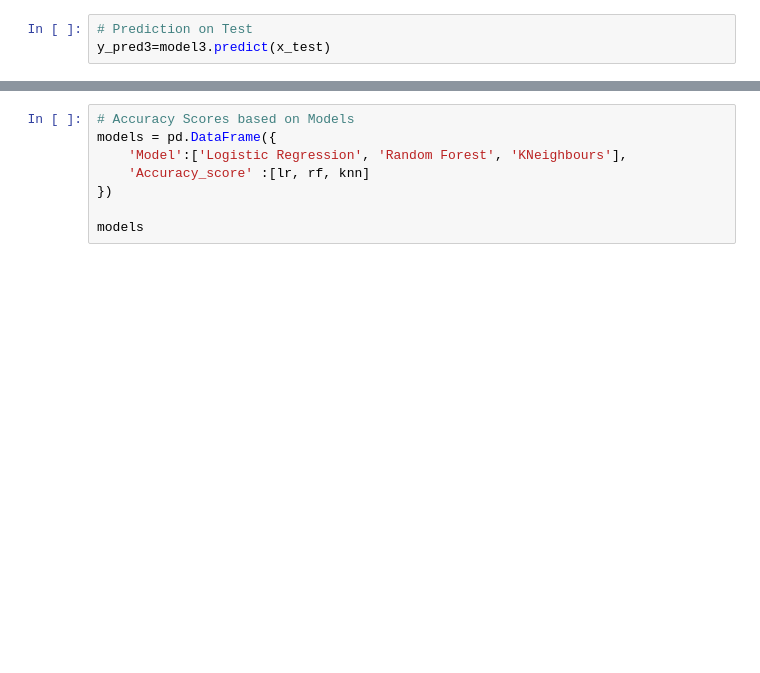
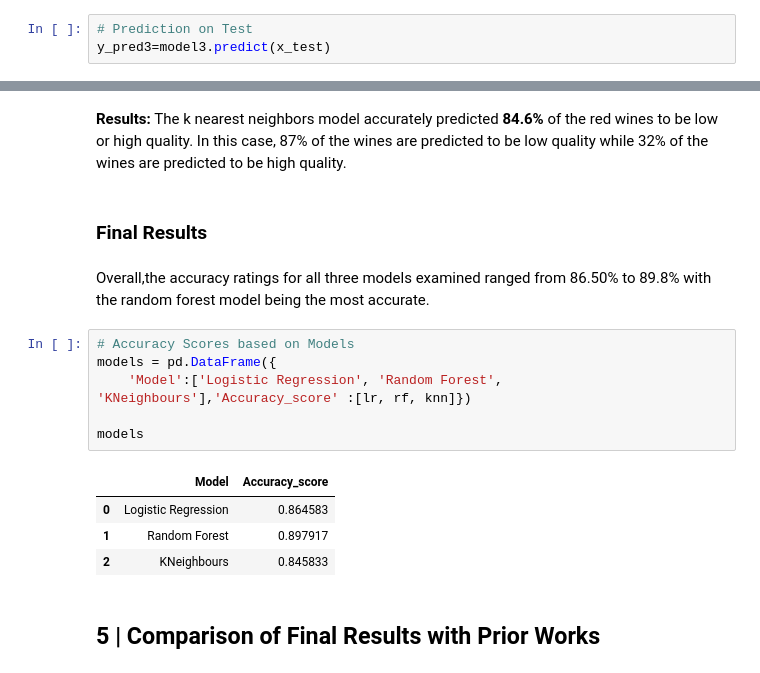
Before and after one commit to ygcha/Final-Project-Red-Wine-Quality, a Jupyter notebook: RedWineQuality.ipynb, the cells around one changed output, grey strips where cells are left out. Cells and saved outputs as stored; diff of their text form; blank space fills up the shorter version.

```diff
--- a/RedWineQuality.ipynb
+++ b/RedWineQuality.ipynb
@@ -222,8 +372,20 @@ print(knn)
+# %% [markdown]
+<b>Results:</b> The k nearest neighbors model accurately predicted <b>84.6%</b> of the red wines to be low or high quality.
+In this case, 87% of the wines are predicted to be low quality while 32% of the wines are predicted to be high quality.
+# %% [markdown]
+### Final Results
+# %% [markdown]
+Overall,the accuracy ratings for all three models examined ranged from 86.50% to 89.8% with the random forest model being the most accurate.
 # %%
 # Accuracy Scores based on Models
 models = pd.DataFrame({
-    'Model':['Logistic Regression', 'Random Forest', 'KNeighbours'],
-    'Accuracy_score' :[lr, rf, knn]
-})
+    'Model':['Logistic Regression', 'Random Forest', 'KNeighbours'],'Accuracy_score' :[lr, rf, knn]})
 
 models
+# %% [output]
+|  | Model | Accuracy_score |
+| 0 | Logistic Regression | 0.864583 |
+| 1 | Random Forest | 0.897917 |
+| 2 | KNeighbours | 0.845833 |
+# %% [markdown]
+## 5 | Comparison of Final Results with Prior Works
```
Also changed, not shown: parts of 42 cells of this notebook, 2 other files.
